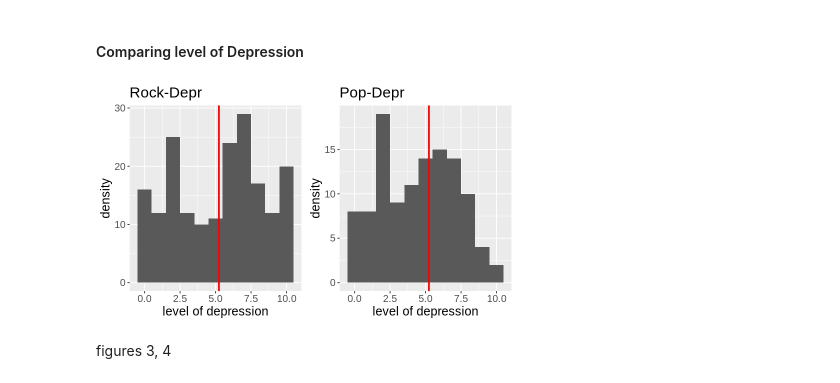
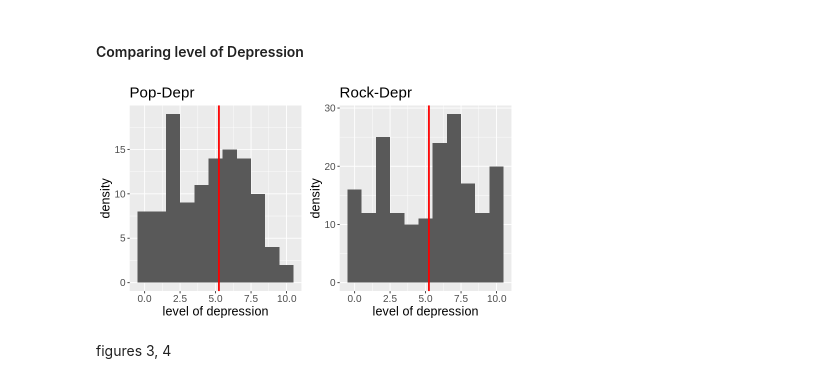
Before and after one commit to SaiUbc/STAT-201-Group-Project-Team-3, a Jupyter notebook: Group 3_Proposal.ipynb, the cells around one changed output. Drawn from its saved outputs; the diff is of its cells as text; code cells hidden in the pictures.

```diff
--- a/Group 3_Proposal.ipynb
+++ b/Group 3_Proposal.ipynb
@@ -152,16 +153,22 @@ Because we want to use a sample that **contains enough data. We want to choose t
 # %% [markdown]
 #### Obtaining dataset we want to focus on:
 # %%
-# filtering data for the music genre "rock".
-rock <- music_adi %>%
-        filter(genre=="Rock" | genre== "Pop")
-head(rock)
-
+# filtering data for the music genre "rock" and "pop".
+rock_and_pop <- music_adi %>%
+                filter(genre=="Rock"| genre=="Pop")
 
 # filtering data for the music genre "pop".
 pop <- music_adi %>%
        filter(genre=="Pop")
+
+# filtering data for the music genre "rock".
+rock <- music_adi %>%
+        filter(genre=="Rock")
+
+
+head(rock_and_pop)
 head(pop)
+head(rock)
 # %% [output]
 A tibble: 6 × 4
 | genre | anxiety | depression | insomnia |
@@ -270,11 +298,11 @@ figures 1, 2
 # %%
 # Compare the influence of two different genre of music on Depression
 options(repr.plot.width = 7, repr.plot.height = 4)
-plot_grid(rock_depr_sample,
-          pop_depr_sample,
+plot_grid(pop_depr_sample,
+          rock_depr_sample,
           ncol=2)
 # %% [output]
-[figure, old version]
+[figure, new version]
 # %% [markdown]
 figures 3, 4
 # %% [markdown]
```
Also changed, not shown: parts of 31 cells of this notebook.
